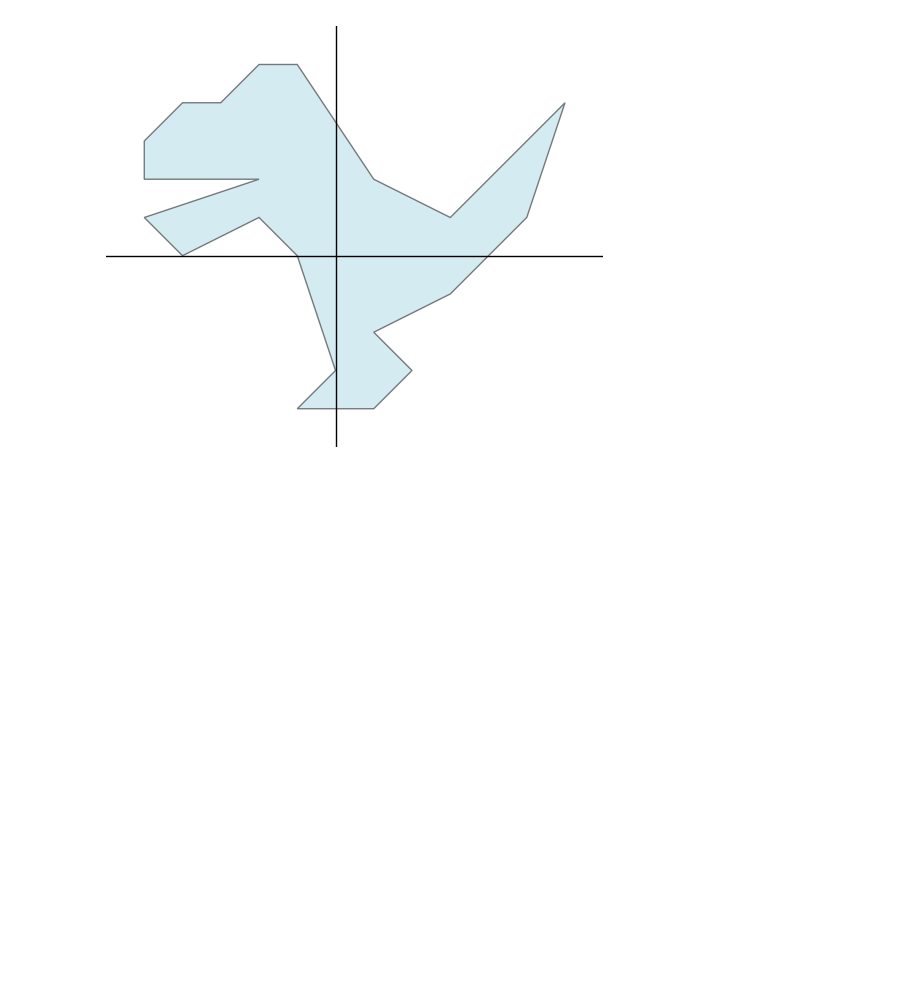
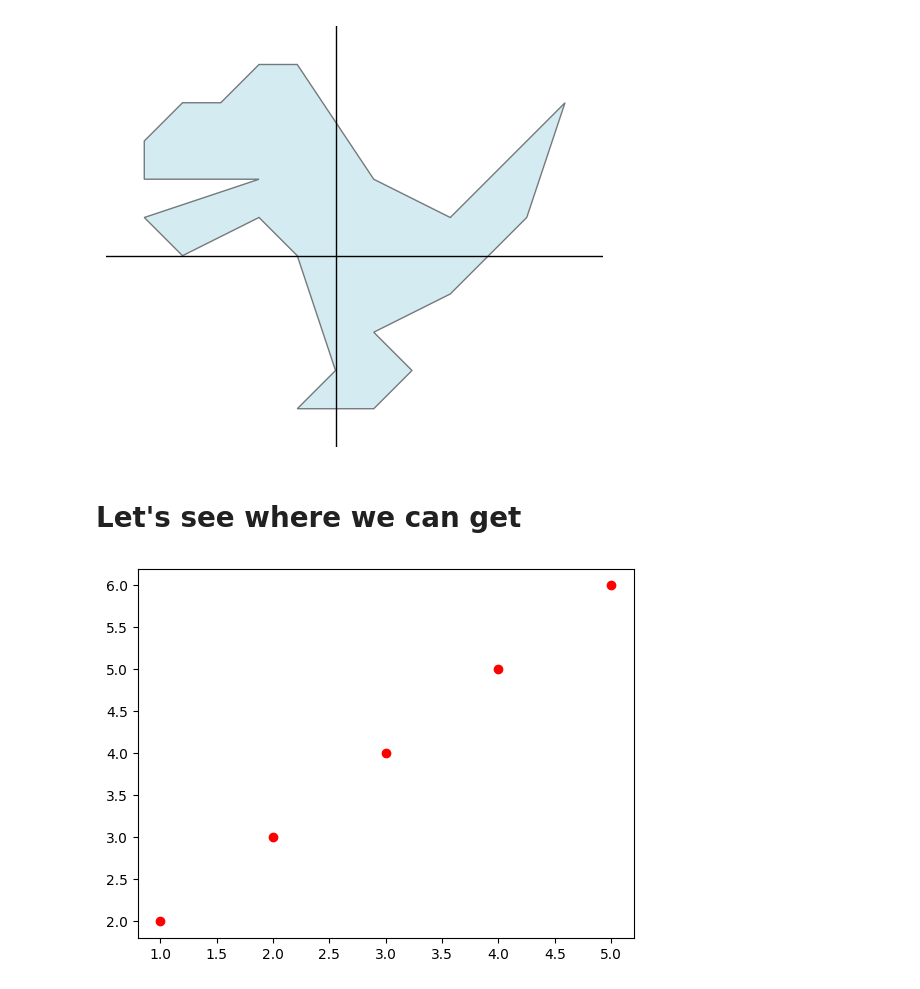
Before and after one commit to Kislovskiy/ChartCraftHub, a Jupyter notebook: src/ChartCraftHub/chapter_6.ipynb, the cells around one changed output. Drawn from its saved outputs; the diff is of its cells as text; code cells hidden in the pictures; blank space fills up the shorter version.

```diff
--- a/src/ChartCraftHub/chapter_6.ipynb
+++ b/src/ChartCraftHub/chapter_6.ipynb
@@ -215,3 +214,34 @@ id(ax)=5043522592
 id(fig_out)=5045995760
 id(ax_out)=5043522592
 [figure]
+# %% [markdown]
+# Let's see where we can get
+# %%
+from matplotlib import pyplot as plt
+from dataclasses import dataclass
+
+fig, ax = plt.subplots()
+
+
+@dataclass
+class Point:
+    x: float
+    y: float
+
+    def draw(self, fig, **kwargs):
+        if fig:
+            axes = fig.get_axes()
+            ax = fig.get_axes()[-1]
+        else:
+            fig, ax = plt.subplots()
+        ax.scatter(self.x, self.y, **kwargs)
+        return fig
+
+
+p = Point(1, 2)
+p2 = Point(2, 3)
+
+for pint in [p, p2, Point(3, 4), Point(4, 5), Point(5, 6)]:
+    fig = pint.draw(fig, color="red")
+# %% [output]
+[figure, added]
```
Also changed, not shown: parts of 4 cells of this notebook, 5 other files.
